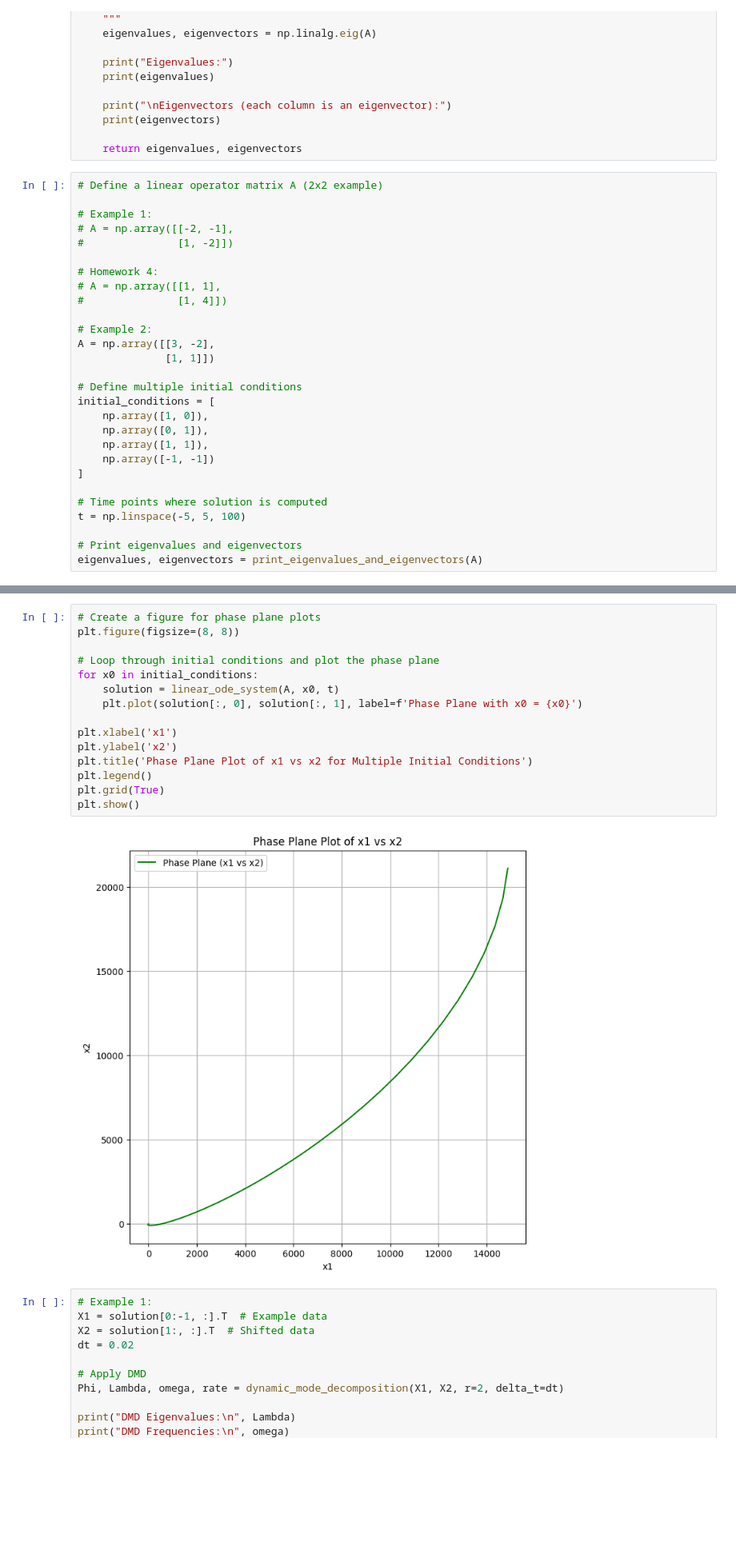
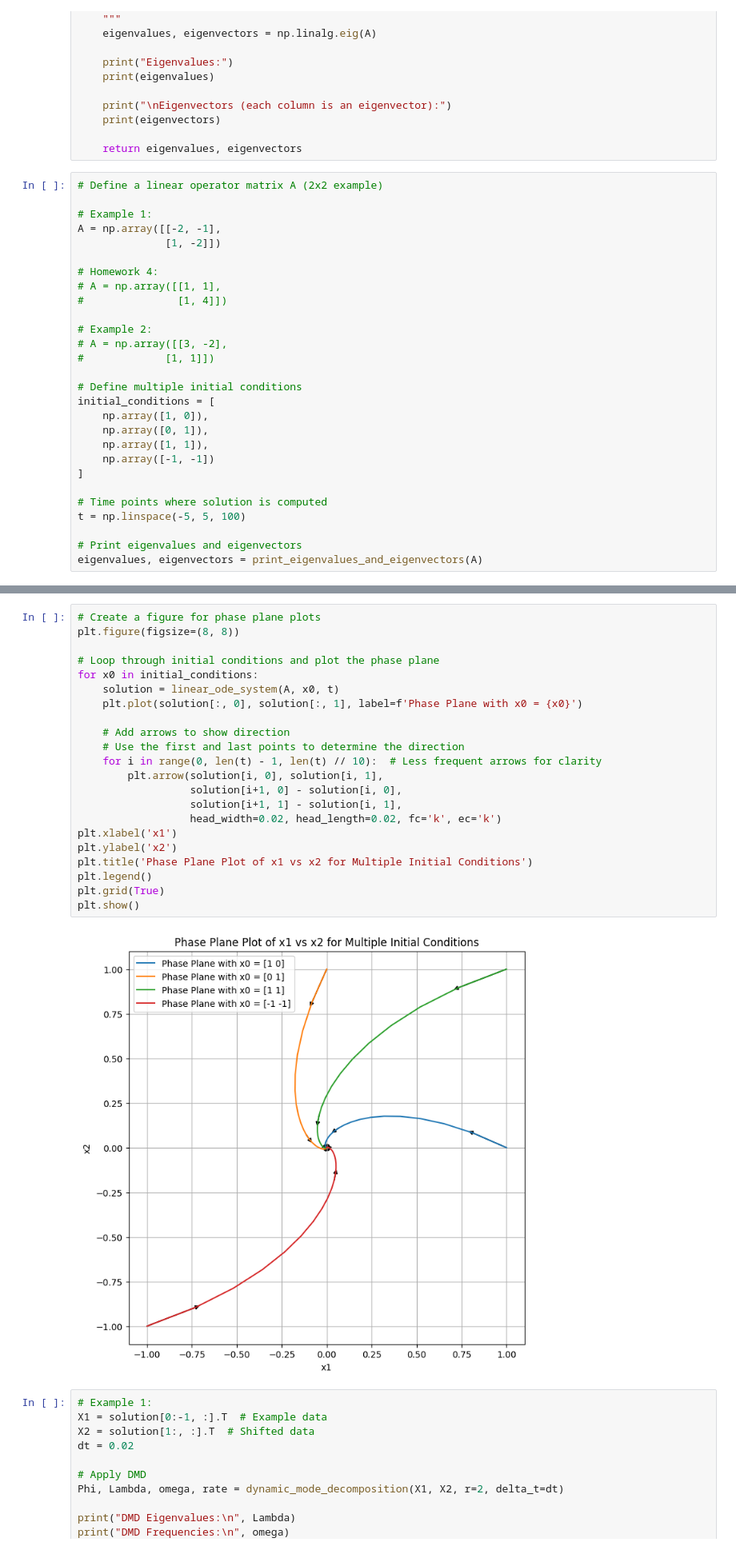
Before and after one commit to KulkarniHrishikesh/PyDMD, a Jupyter notebook: DMD.ipynb, the cells around one changed output, grey strips where cells are left out. Shown at 80% size. Cells and saved outputs as stored; diff of their text form; blank space fills up the shorter version.

```diff
--- a/DMD.ipynb
+++ b/DMD.ipynb
@@ -251,16 +251,16 @@ def print_eigenvalues_and_eigenvectors(A):
 # Define a linear operator matrix A (2x2 example)
 
 # Example 1:
-# A = np.array([[-2, -1],
-#               [1, -2]])
+A = np.array([[-2, -1],
+              [1, -2]])
 
 # Homework 4:
 # A = np.array([[1, 1],
 #               [1, 4]])
 
 # Example 2:
-A = np.array([[3, -2],
-              [1, 1]])
+# A = np.array([[3, -2],
+#             [1, 1]])
 
 # Define multiple initial conditions
 initial_conditions = [
@@ -309,20 +309,27 @@ plt.show()
 # %%
 # Create a figure for phase plane plots
 plt.figure(figsize=(8, 8))
 
 # Loop through initial conditions and plot the phase plane
 for x0 in initial_conditions:
     solution = linear_ode_system(A, x0, t)
     plt.plot(solution[:, 0], solution[:, 1], label=f'Phase Plane with x0 = {x0}')
 
+    # Add arrows to show direction
+    # Use the first and last points to determine the direction
+    for i in range(0, len(t) - 1, len(t) // 10):  # Less frequent arrows for clarity
+        plt.arrow(solution[i, 0], solution[i, 1],
+                  solution[i+1, 0] - solution[i, 0],
+                  solution[i+1, 1] - solution[i, 1],
+                  head_width=0.02, head_length=0.02, fc='k', ec='k')
 plt.xlabel('x1')
 plt.ylabel('x2')
 plt.title('Phase Plane Plot of x1 vs x2 for Multiple Initial Conditions')
 plt.legend()
 plt.grid(True)
 plt.show()
 # %% [output]
-[figure, old version]
+[figure, new version]
 # %%
 # Example 1:
 X1 = solution[0:-1, :].T  # Example data
```
Also changed, not shown: parts of 2 cells of this notebook.
